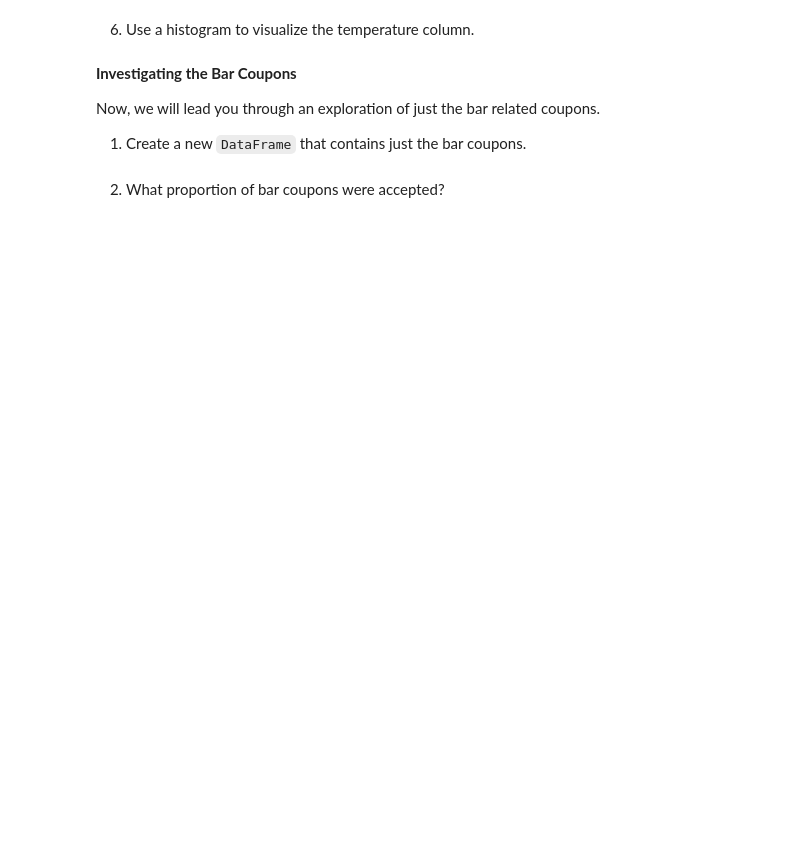
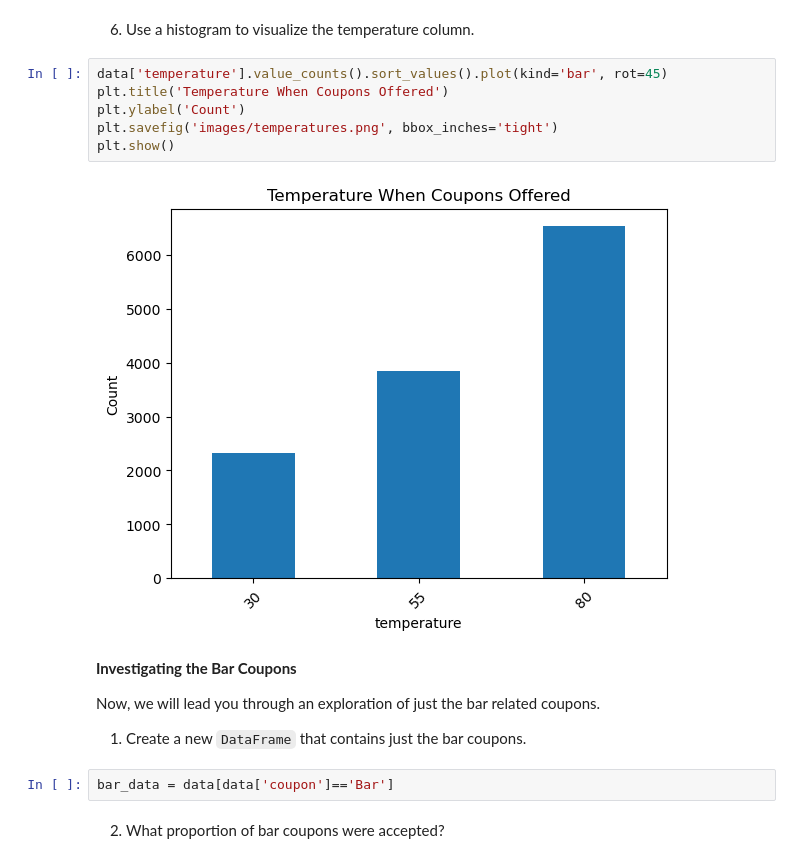
Before and after one commit to dro0o/berkeley-data-analysis, a Jupyter notebook: analysis.ipynb, the cells around one changed output. Drawn from its saved outputs; the diff is of its cells as text; blank space fills up the shorter version.

```diff
--- a/analysis.ipynb
+++ b/analysis.ipynb
@@ -89,10 +155,20 @@ data.head()
 # %% [markdown]
 6. Use a histogram to visualize the temperature column.
+# %%
+data['temperature'].value_counts().sort_values().plot(kind='bar', rot=45)
+plt.title('Temperature When Coupons Offered')
+plt.ylabel('Count')
+plt.savefig('images/temperatures.png', bbox_inches='tight')
+plt.show()
+# %% [output]
+[figure, added]
 # %% [markdown]
 **Investigating the Bar Coupons**
 
 Now, we will lead you through an exploration of just the bar related coupons.
 
 1. Create a new `DataFrame` that contains just the bar coupons.
+# %%
+bar_data = data[data['coupon']=='Bar']
 # %% [markdown]
 2. What proportion of bar coupons were accepted?
```
Also changed, not shown: parts of 9 cells of this notebook.
